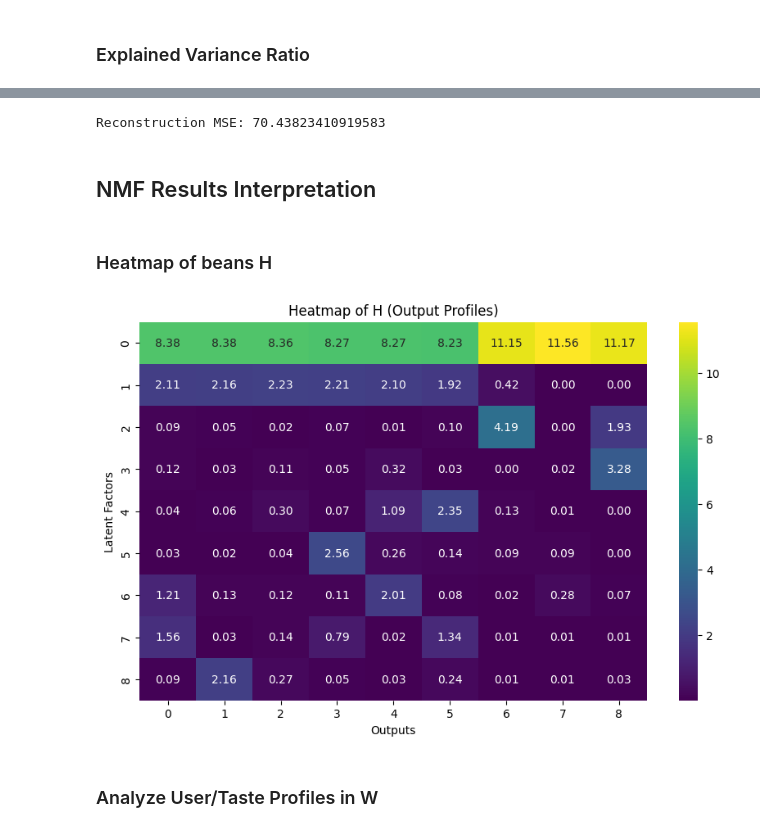
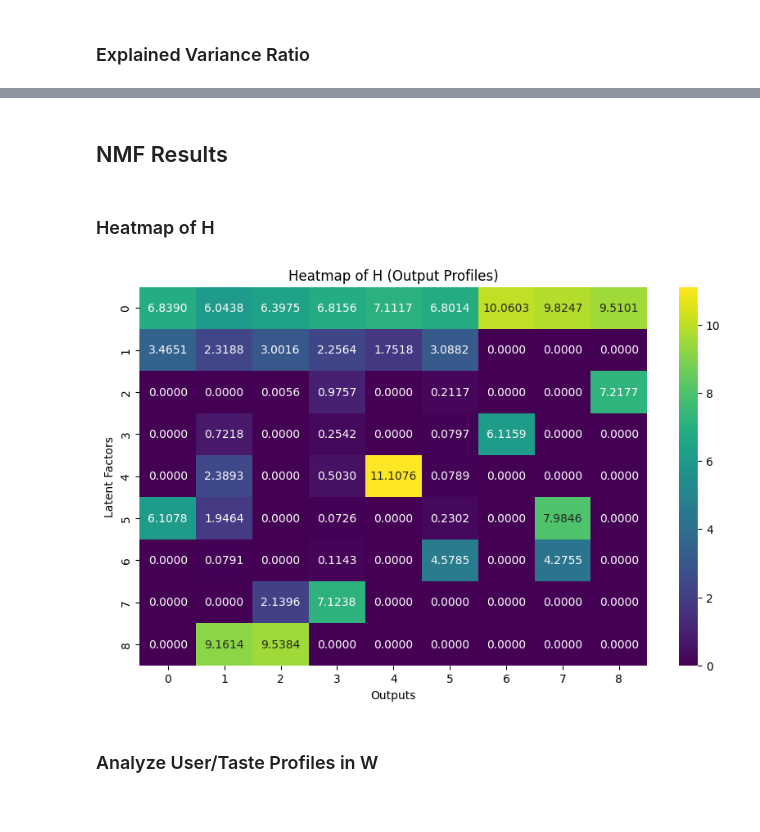
Before and after one commit to lendl-uy/ai201, a Jupyter notebook: mini_project/recommender.ipynb, the cells around one changed output, grey strips where cells are left out. Drawn from its saved outputs; the diff is of its cells as text; code cells hidden in the pictures.

```diff
--- a/mini_project/recommender.ipynb
+++ b/mini_project/recommender.ipynb
@@ -268,18 +397,15 @@ print(svd_metrics)
 ### NMF Implementation
 # %%
 # Train NMF
-nmf = NMF(n_components=5, tol=1e-3, random_state=0)
+nmf = NMF(n_components=2, init='nndsvd', random_state=0)
 X_train_nmf = nmf.fit_transform(X_train)
 
 # Transform test data
 X_test_nmf = nmf.transform(X_test)
 
 # Inference
-nmf_predictions = get_top_k_predictions(X_train_nmf, X_test_nmf, y_train)
+nmf_predictions = get_top_k_predictions(X_train_nmf, X_test_nmf, y_train, k=5)
 
 # Evaluate metrics using precomputed predictions
-nmf_metrics = evaluate_recommendations(y_train, y_test, nmf_predictions, k=5)
-
-# Print results
-print(nmf_metrics)
+nmf_metrics = evaluate_recommendations(y_test, nmf_predictions, k=5)
 # %% [output]
@@ -512,7 +586,8 @@ def optimize_svd(X_train_scaled, y_train, n_trials=50):
     svd_params = {
         'n_components': best_svd_params['n_components'],
         'algorithm': best_svd_params['algorithm'],
-        'tol': best_svd_params['tol'],
+        'tol': 1e-4,
+        "n_iter": 10000,
         'random_state': 0
     }
     if best_svd_params['algorithm'] == 'randomized':
@@ -541,6 +616,7 @@ def optimize_nmf(X_train_scaled, y_train, n_trials=50):
     # Create optimized NMF model
     best_nmf = NMF(
         **best_nmf_params,
+        max_iter=10000,
         random_state=0
     )
 
@@ -811,33 +987,22 @@ plt.show()
-# %%
-from sklearn.metrics import mean_squared_error
-
-# Reconstruct the data
-X_train_reconstructed = best_svd.inverse_transform(X_train_svd)
-
-# Compute reconstruction error
-mse = mean_squared_error(X_train, X_train_reconstructed)
-print(f"Reconstruction MSE: {mse}")
-# %% [output]
-Reconstruction MSE: 70.43823410919583
 # %% [markdown]
-## NMF Results Interpretation
+## NMF Results
 # %%
 W = X_train_nmf
 H = best_nmf.components_
 # %% [markdown]
-### Heatmap of beans H
+### Heatmap of H
 # %%
 import seaborn as sns
 
 # Plot heatmap
 plt.figure(figsize=(10, 6))
-sns.heatmap(H, annot=True, cmap="viridis", fmt=".2f")
+sns.heatmap(H, annot=True, cmap="viridis", fmt=".4f")
 plt.title("Heatmap of H (Output Profiles)")
 plt.xlabel("Outputs")
 plt.ylabel("Latent Factors")
 plt.show()
 # %% [output]
-[figure, old version]
+[figure, new version]
 # %% [markdown]
 ### Analyze User/Taste Profiles in W
 # %%
```
Also changed, not shown: parts of 35 cells of this notebook, 3 other files.
